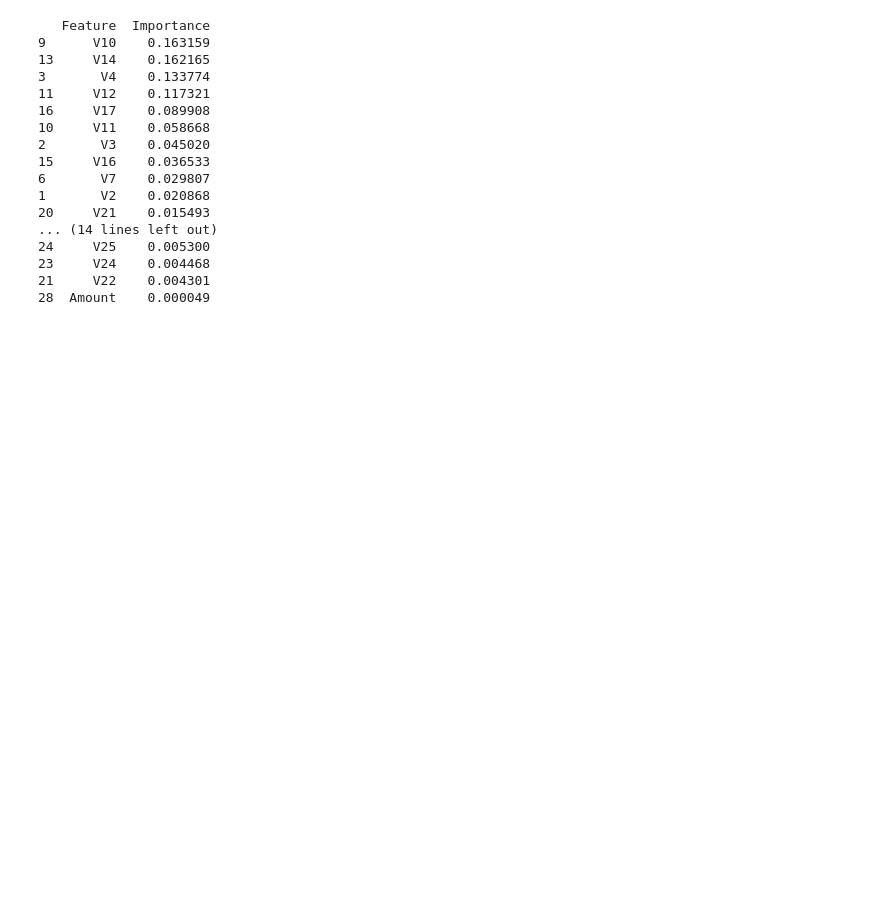
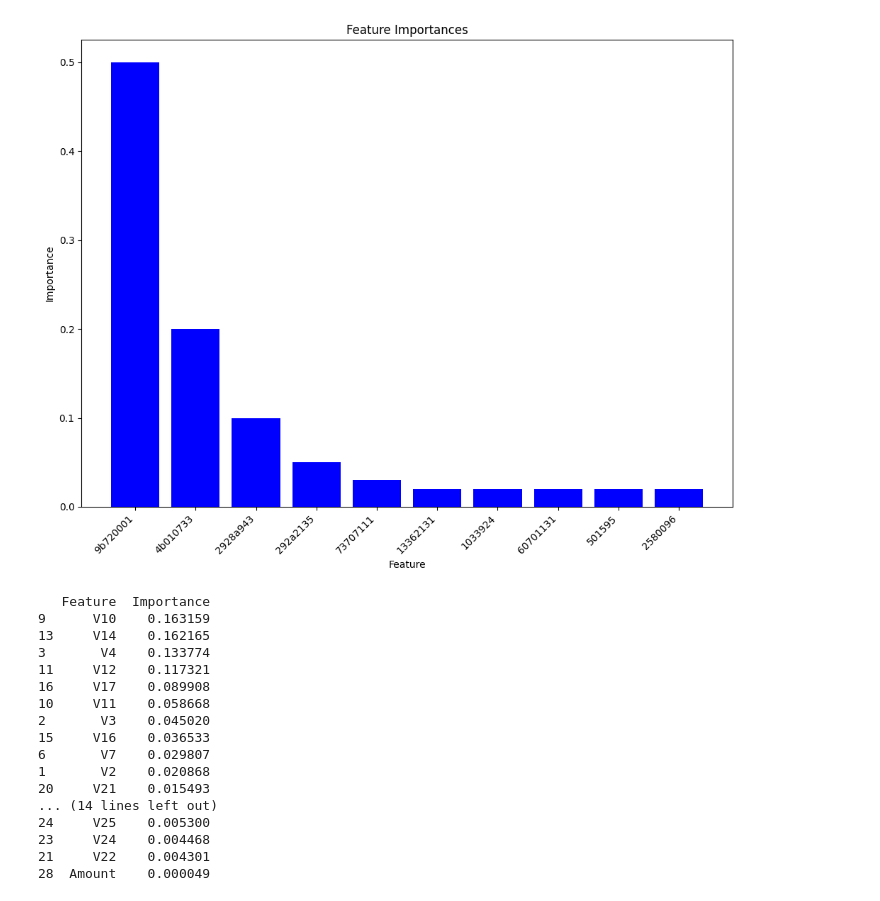
Before and after one commit to INFO523-S24/project-final-MiningMinds, a Jupyter notebook: feature_selection.ipynb, the cells around one changed output. Saved outputs shown, nothing was run; the diff lists cells and outputs as text; code cells hidden in the pictures; blank space fills up the shorter version.

```diff
--- a/feature_selection.ipynb
+++ b/feature_selection.ipynb
@@ -107,3 +162,27 @@ RandomForestClassifier(n_estimators=300, random_state=142)
+# %%
+import matplotlib.pyplot as plt
+import numpy as np
+
+# Example feature importances (usually you'd get these from a model like RandomForest)
+importances = [0.5, 0.2, 0.1, 0.05, 0.03, 0.02, 0.02, 0.02, 0.02, 0.02]
+features = ['9b720001', '4b010733', '2928a943', '292a2135', '73707111', '2580096', '501595', '60701131', '1033924', '13362131']
+
+# Sorting the features by their importance
+indices = np.argsort(importances)[::-1]
+sorted_features = [features[i] for i in indices]
+sorted_importances = [importances[i] for i in indices]
+
+# Plotting
+plt.figure(figsize=(10, 8))
+plt.bar(range(len(sorted_importances)), sorted_importances, align='center', color='blue')
+plt.xticks(range(len(sorted_features)), sorted_features, rotation=45, ha="right")  # Rotate labels to avoid overlap
+plt.xlabel('Feature')
+plt.ylabel('Importance')
+plt.title('Feature Importances')
+plt.tight_layout()  # Adjust layout to make room for label rotation
+plt.show()
+# %% [output]
+[figure, added]
 # %%
 # Getting feature importances
 importances = rf.feature_importances_
```
Also changed, not shown: parts of 9 cells of this notebook.
